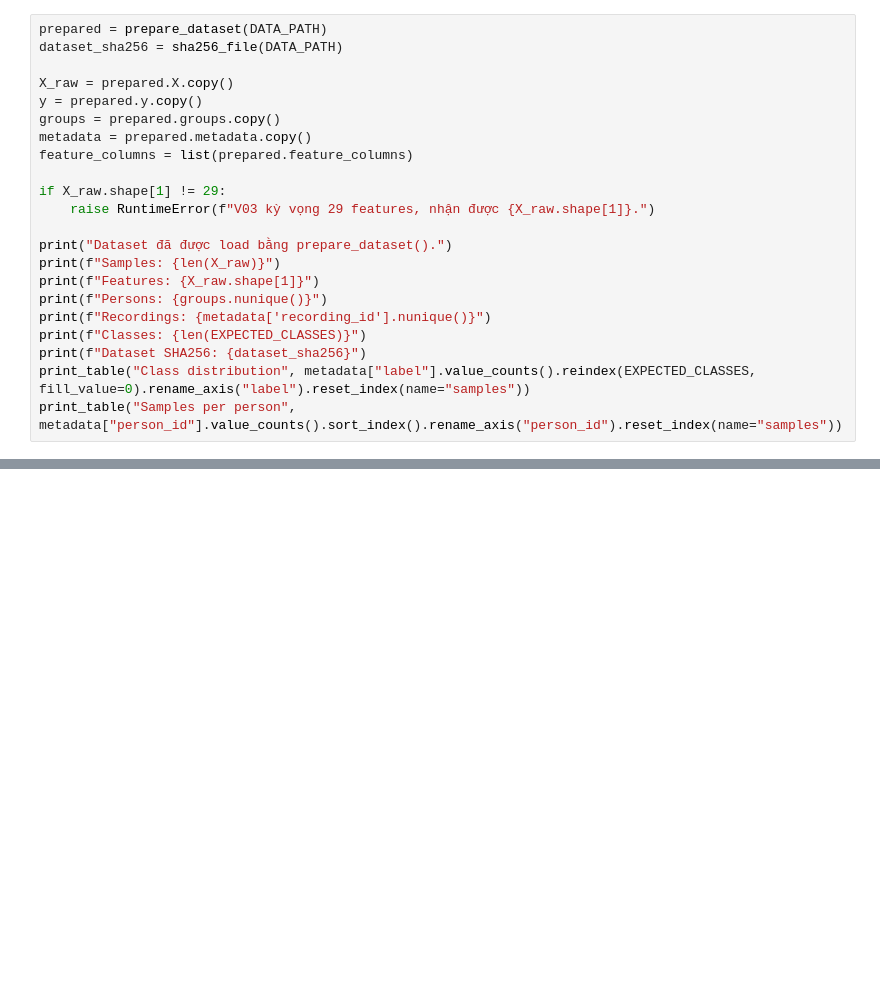
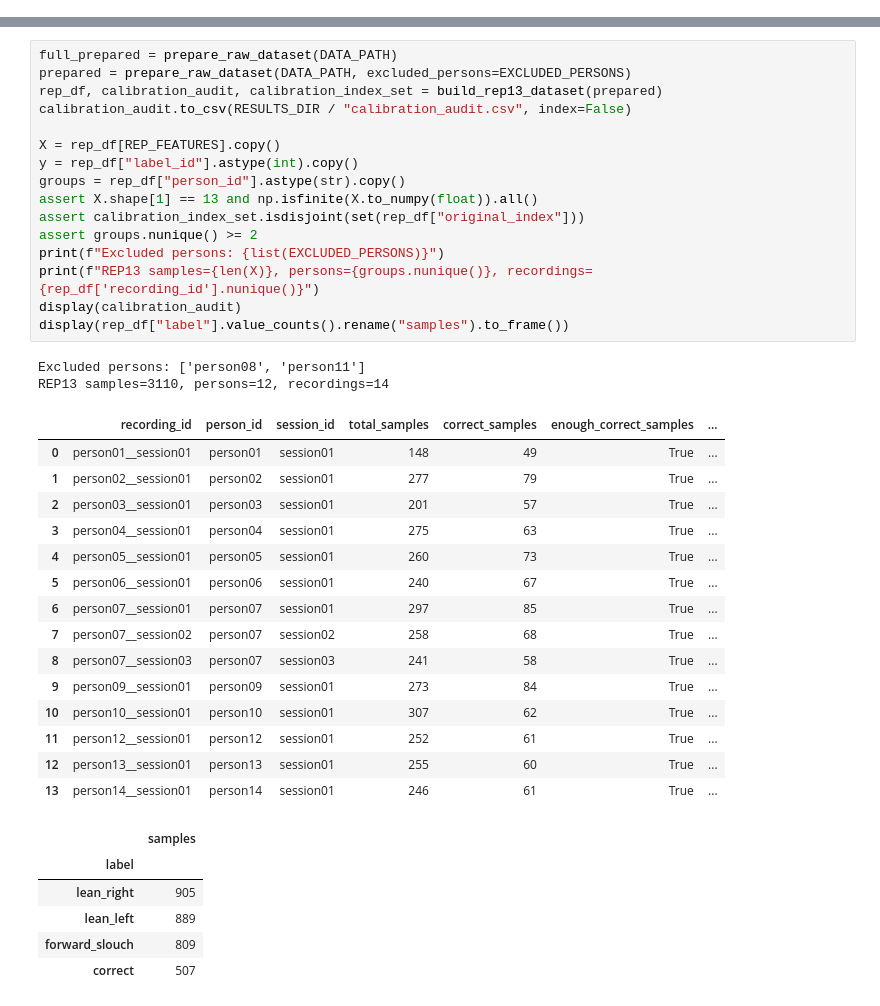
Before and after one commit to QuangCanhCut/smart-posture-monitor, a Jupyter notebook: notebooks/02_training_experiments.ipynb, the cells around one changed output, grey strips where cells are left out. Cells and saved outputs as stored; diff of their text form; blank space fills up the shorter version.

```diff
--- a/notebooks/02_training_experiments.ipynb
+++ b/notebooks/02_training_experiments.ipynb
@@ -141,22 +0,0 @@ Dataset được load duy nhất qua `prepare_dataset()`. Dữ liệu ở đây
-# %%
-prepared = prepare_dataset(DATA_PATH)
-dataset_sha256 = sha256_file(DATA_PATH)
-
-X_raw = prepared.X.copy()
-y = prepared.y.copy()
-groups = prepared.groups.copy()
-metadata = prepared.metadata.copy()
-feature_columns = list(prepared.feature_columns)
-
-if X_raw.shape[1] != 29:
-    raise RuntimeError(f"V03 kỳ vọng 29 features, nhận được {X_raw.shape[1]}.")
-
-print("Dataset đã được load bằng prepare_dataset().")
-print(f"Samples: {len(X_raw)}")
-print(f"Features: {X_raw.shape[1]}")
-print(f"Persons: {groups.nunique()}")
-print(f"Recordings: {metadata['recording_id'].nunique()}")
-print(f"Classes: {len(EXPECTED_CLASSES)}")
-print(f"Dataset SHA256: {dataset_sha256}")
-print_table("Class distribution", metadata["label"].value_counts().reindex(EXPECTED_CLASSES, fill_value=0).rename_axis("label").reset_index(name="samples"))
-print_table("Samples per person", metadata["person_id"].value_counts().sort_index().rename_axis("person_id").reset_index(name="samples"))
@@ -646,0 +159,40 @@ print("\n".join(summary_lines))
+# %%
+full_prepared = prepare_raw_dataset(DATA_PATH)
+prepared = prepare_raw_dataset(DATA_PATH, excluded_persons=EXCLUDED_PERSONS)
+rep_df, calibration_audit, calibration_index_set = build_rep13_dataset(prepared)
+calibration_audit.to_csv(RESULTS_DIR / "calibration_audit.csv", index=False)
+
+X = rep_df[REP_FEATURES].copy()
+y = rep_df["label_id"].astype(int).copy()
+groups = rep_df["person_id"].astype(str).copy()
+assert X.shape[1] == 13 and np.isfinite(X.to_numpy(float)).all()
+assert calibration_index_set.isdisjoint(set(rep_df["original_index"]))
+assert groups.nunique() >= 2
+print(f"Excluded persons: {list(EXCLUDED_PERSONS)}")
+print(f"REP13 samples={len(X)}, persons={groups.nunique()}, recordings={rep_df['recording_id'].nunique()}")
+display(calibration_audit)
+display(rep_df["label"].value_counts().rename("samples").to_frame())
+# %% [output]
+Excluded persons: ['person08', 'person11']
+REP13 samples=3110, persons=12, recordings=14
+|  | recording_id | person_id | session_id | total_samples | correct_samples | enough_correct_samples | ... |
+| 0 | person01__session01 | person01 | session01 | 148 | 49 | True | ... |
+| 1 | person02__session01 | person02 | session01 | 277 | 79 | True | ... |
+| 2 | person03__session01 | person03 | session01 | 201 | 57 | True | ... |
+| 3 | person04__session01 | person04 | session01 | 275 | 63 | True | ... |
+| 4 | person05__session01 | person05 | session01 | 260 | 73 | True | ... |
+| 5 | person06__session01 | person06 | session01 | 240 | 67 | True | ... |
+| 6 | person07__session01 | person07 | session01 | 297 | 85 | True | ... |
+| 7 | person07__session02 | person07 | session02 | 258 | 68 | True | ... |
+| 8 | person07__session03 | person07 | session03 | 241 | 58 | True | ... |
+| 9 | person09__session01 | person09 | session01 | 273 | 84 | True | ... |
+| 10 | person10__session01 | person10 | session01 | 307 | 62 | True | ... |
+| 11 | person12__session01 | person12 | session01 | 252 | 61 | True | ... |
+| 12 | person13__session01 | person13 | session01 | 255 | 60 | True | ... |
+| 13 | person14__session01 | person14 | session01 | 246 | 61 | True | ... |
+|  | samples |
+| label |  |
+| lean_right | 905 |
+| lean_left | 889 |
+| forward_slouch | 809 |
+| correct | 507 |
```
Also changed, not shown: parts of 49 cells of this notebook, 48 other files.
